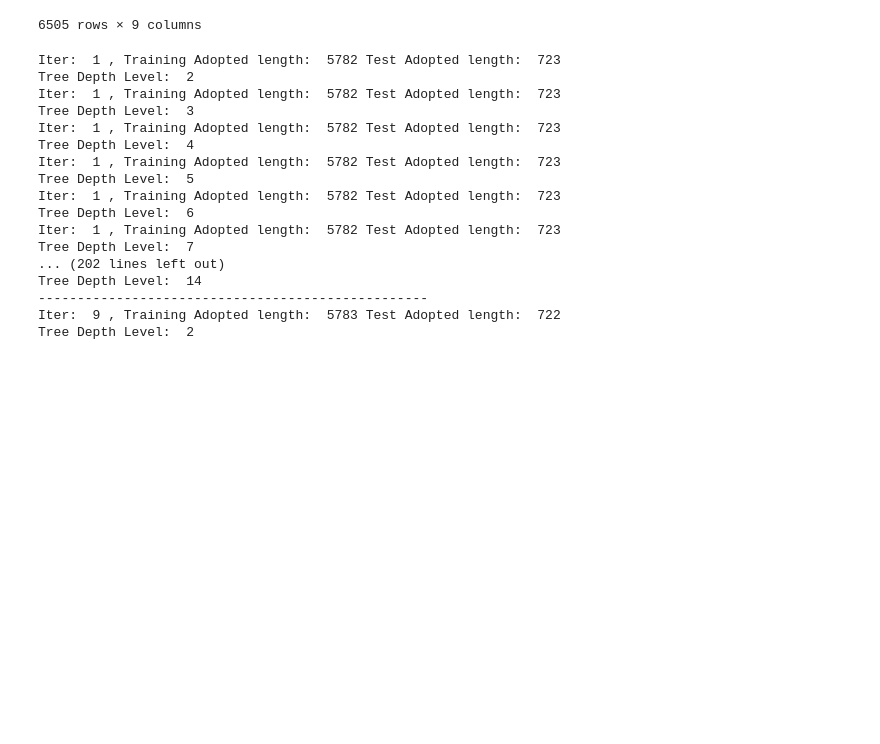
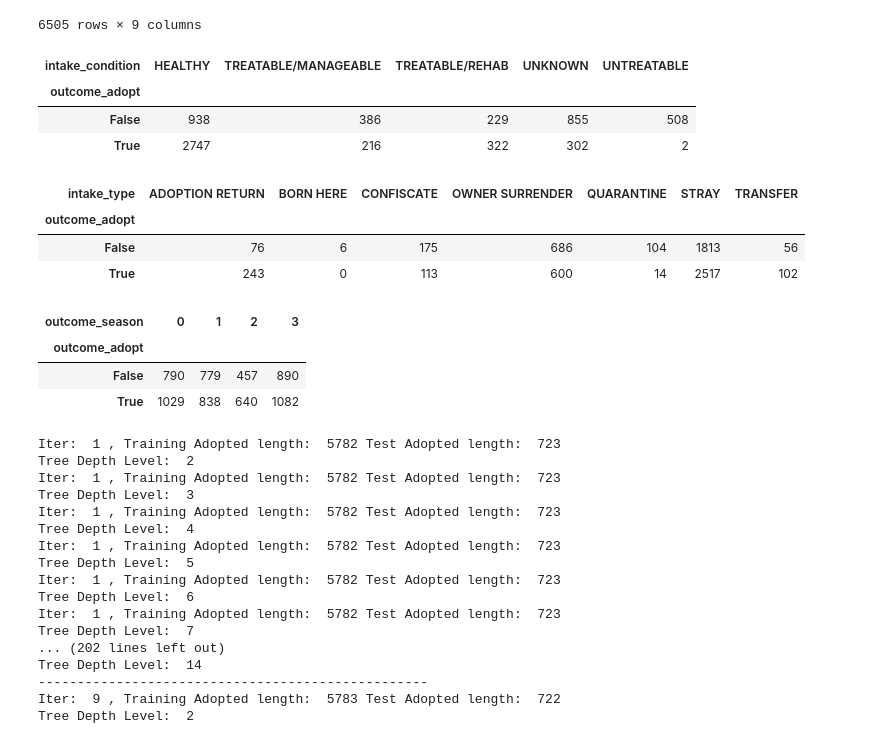
Before and after one commit to rty10/doggy-doggy-what-now, a Jupyter notebook: python_notebooks/time_independent_modeling/nontemporal_modeling_03.ipynb, the cells around one changed output. Saved outputs shown, nothing was run; the diff lists cells and outputs as text; code cells hidden in the pictures; blank space fills up the shorter version.

```diff
--- a/python_notebooks/time_independent_modeling/nontemporal_modeling_03.ipynb
+++ b/python_notebooks/time_independent_modeling/nontemporal_modeling_03.ipynb
@@ -127,4 +127,25 @@ dog_df[feature_list]
 | 6503 | Male | MED | SCHNAUZER MIN/MIX | WHITE | 16 | 1 | 3.35 | UNKNOWN | ... |
 | 6504 | Female | SMALL | SCHNAUZER MIN | BLACK/WHITE | 10 | 1 | 0.17 | HEALTHY | ... |
 6505 rows × 9 columns
+# %%
+pd.crosstab(dog_df.outcome_adopt, dog_df.intake_condition)#, normalize=True)
+# %% [output]
+| intake_condition | HEALTHY | TREATABLE/MANAGEABLE | TREATABLE/REHAB | UNKNOWN | UNTREATABLE |
+| outcome_adopt |  |  |  |  |  |
+| False | 938 | 386 | 229 | 855 | 508 |
+| True | 2747 | 216 | 322 | 302 | 2 |
+# %%
+pd.crosstab(dog_df.outcome_adopt, dog_df.intake_type)#, normalize=True)
+# %% [output]
+| intake_type | ADOPTION RETURN | BORN HERE | CONFISCATE | OWNER SURRENDER | QUARANTINE | STRAY | TRANSFER |
+| outcome_adopt |  |  |  |  |  |  |  |
+| False | 76 | 6 | 175 | 686 | 104 | 1813 | 56 |
+| True | 243 | 0 | 113 | 600 | 14 | 2517 | 102 |
+# %%
+pd.crosstab(dog_df.outcome_adopt, dog_df.outcome_season)#, normalize=True)
+# %% [output]
+| outcome_season | 0 | 1 | 2 | 3 |
+| outcome_adopt |  |  |  |  |
+| False | 790 | 779 | 457 | 890 |
+| True | 1029 | 838 | 640 | 1082 |
 # %%
```
Also changed, not shown: parts of 22 cells of this notebook, 6 other files.
